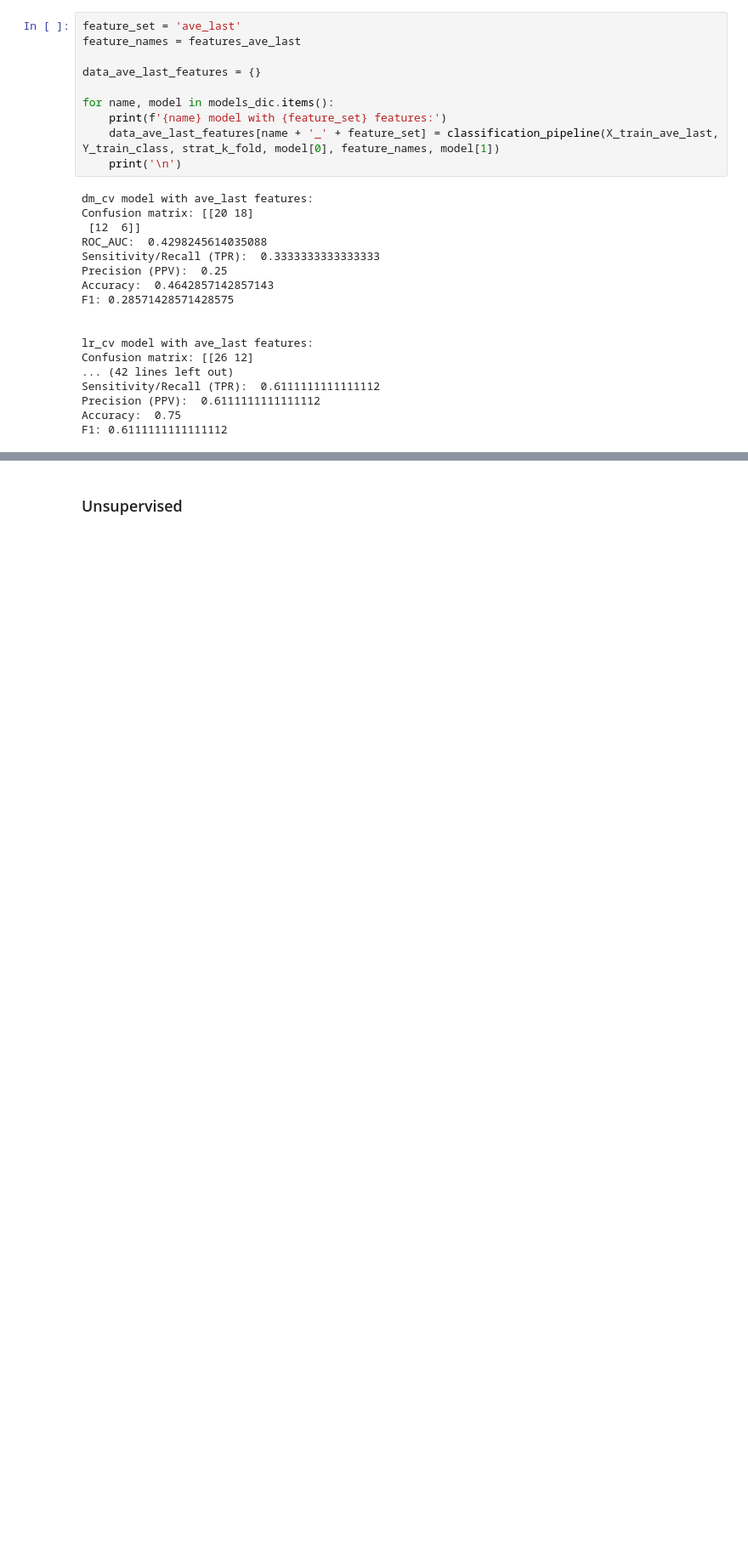
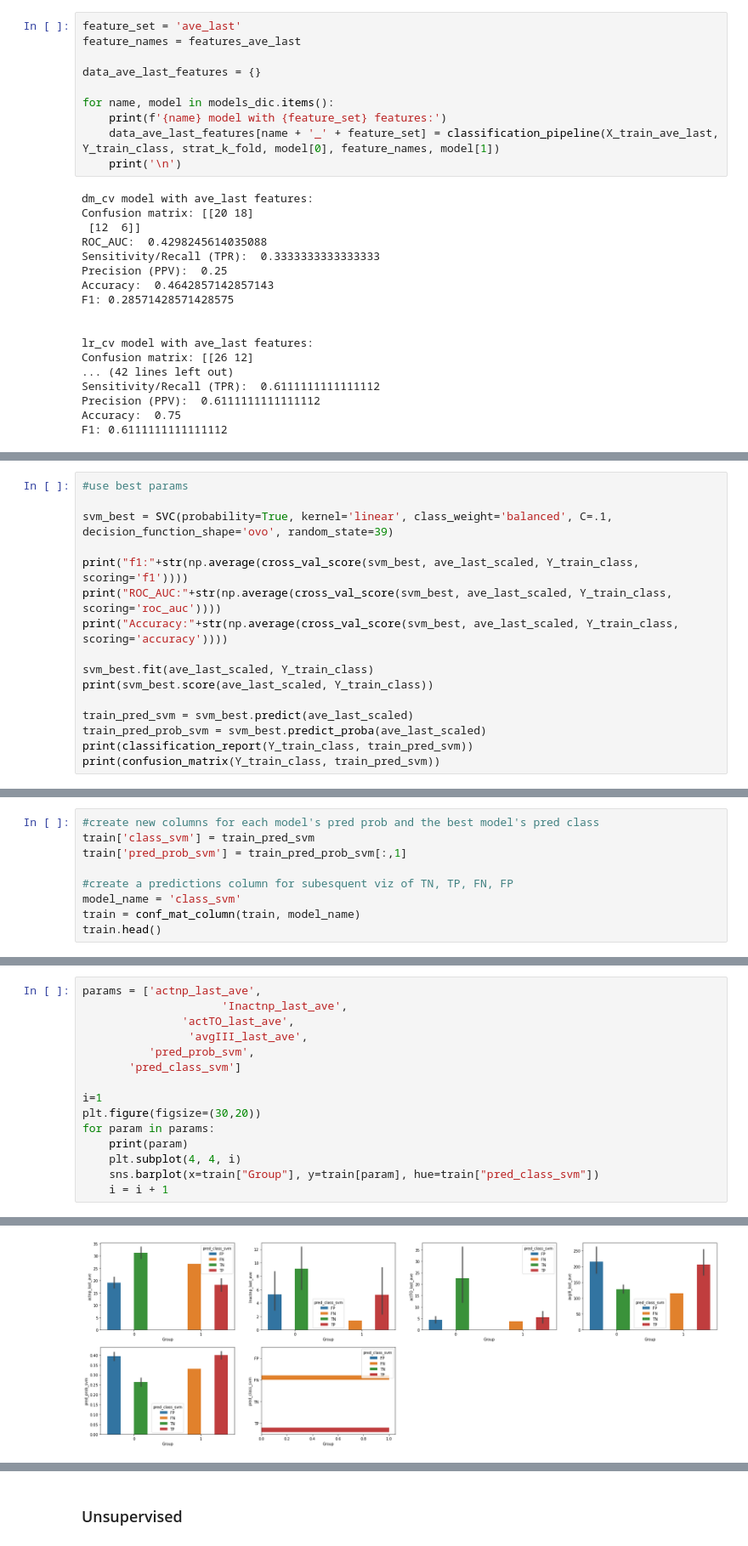
Before and after one commit to grace3999/PredictEscalation, a Jupyter notebook: EscalationProj_Ryan2.ipynb, the cells around one changed output, grey strips where cells are left out. Shown at 85% size. Cells and saved outputs as stored; diff of their text form; blank space fills up the shorter version.

```diff
--- a/EscalationProj_Ryan2.ipynb
+++ b/EscalationProj_Ryan2.ipynb
@@ -516,0 +545,16 @@ Text(0,0.5,'Precision')
+# %%
+#use best params
+
+svm_best = SVC(probability=True, kernel='linear', class_weight='balanced', C=.1, decision_function_shape='ovo', random_state=39)
+
+print("f1:"+str(np.average(cross_val_score(svm_best, ave_last_scaled, Y_train_class, scoring='f1'))))
+print("ROC_AUC:"+str(np.average(cross_val_score(svm_best, ave_last_scaled, Y_train_class, scoring='roc_auc'))))
+print("Accuracy:"+str(np.average(cross_val_score(svm_best, ave_last_scaled, Y_train_class, scoring='accuracy'))))
+
+svm_best.fit(ave_last_scaled, Y_train_class)
+print(svm_best.score(ave_last_scaled, Y_train_class))
+
+train_pred_svm = svm_best.predict(ave_last_scaled)
+train_pred_prob_svm = svm_best.predict_proba(ave_last_scaled)
+print(classification_report(Y_train_class, train_pred_svm))
+print(confusion_matrix(Y_train_class, train_pred_svm))
@@ -516,0 +577,9 @@ Text(0,0.5,'Precision')
+# %%
+#create new columns for each model's pred prob and the best model's pred class
+train['class_svm'] = train_pred_svm
+train['pred_prob_svm'] = train_pred_prob_svm[:,1]
+
+#create a predictions column for subesquent viz of TN, TP, FN, FP
+model_name = 'class_svm'
+train = conf_mat_column(train, model_name)
+train.head()
@@ -516,0 +593,16 @@ Text(0,0.5,'Precision')
+# %%
+params = ['actnp_last_ave',
+                     'Inactnp_last_ave',
+               'actTO_last_ave',
+                'avgIII_last_ave',
+          'pred_prob_svm',
+       'pred_class_svm']
+
+i=1
+plt.figure(figsize=(30,20))
+for param in params:
+    print(param)
+    plt.subplot(4, 4, i)
+    sns.barplot(x=train["Group"], y=train[param], hue=train["pred_class_svm"])
+    i = i + 1
+# %% [output]
@@ -516,0 +615 @@ Text(0,0.5,'Precision')
+[figure, added]
```
Also changed, not shown: parts of 39 cells of this notebook.
